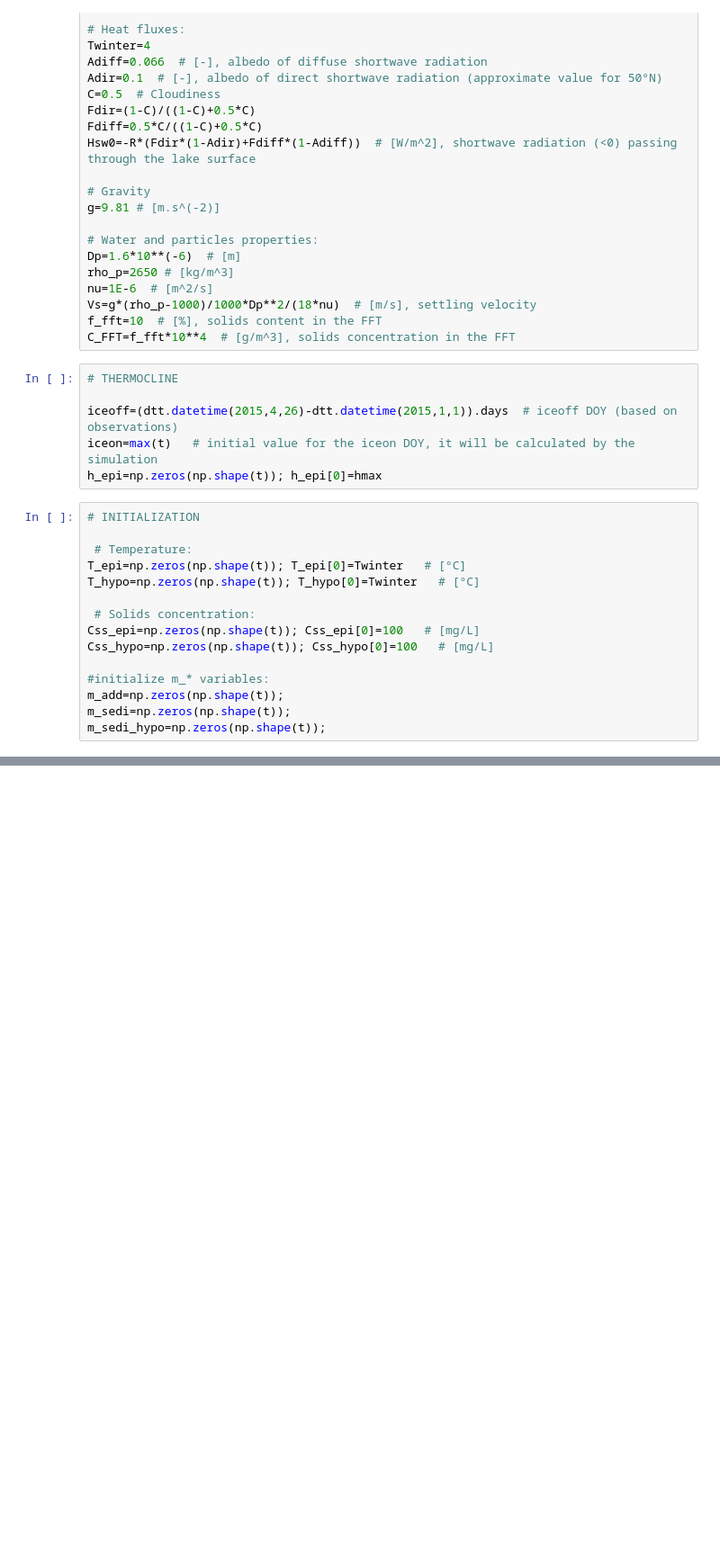
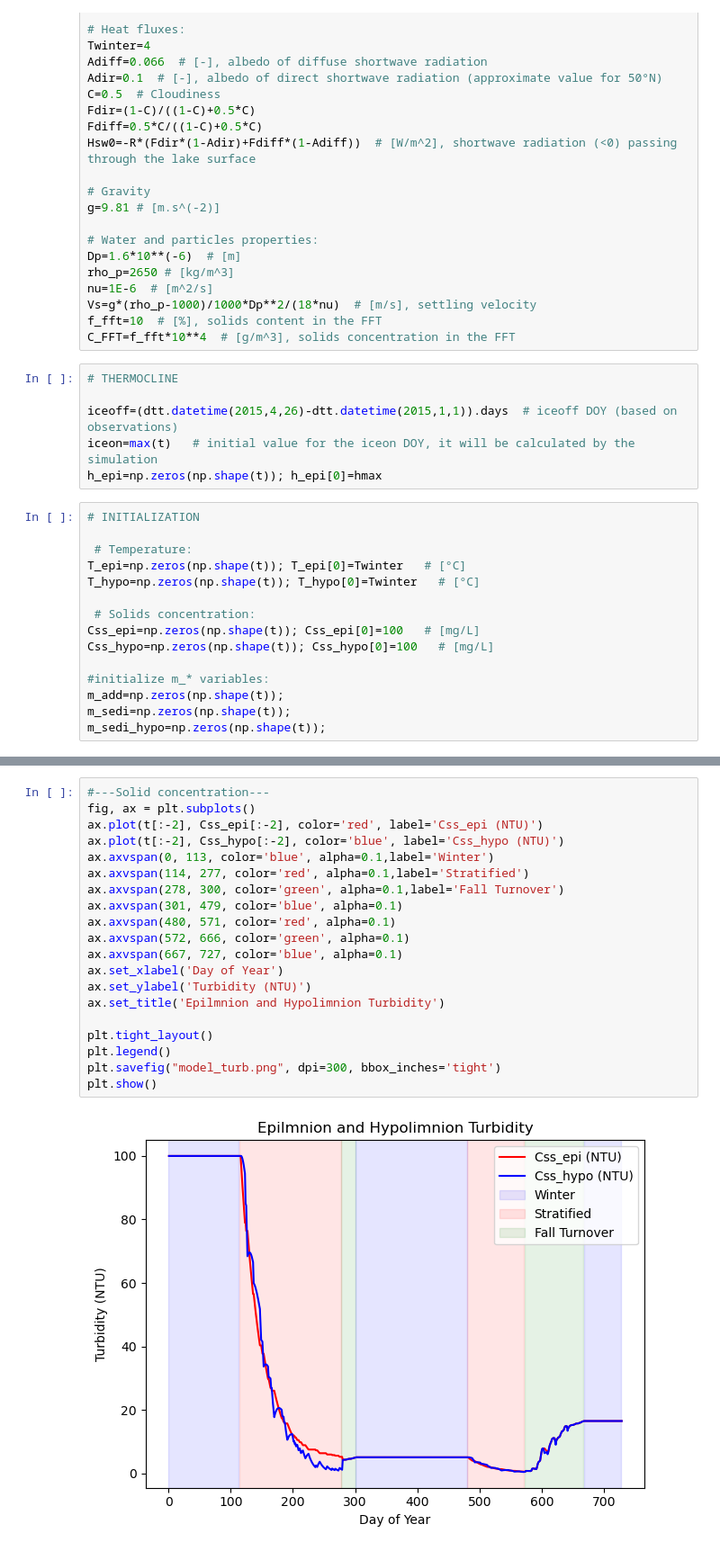
Before and after one commit to YangYQing/Lake_3_coding, a Jupyter notebook: lake_model_AIR.ipynb, the cells around one changed output, grey strips where cells are left out. Shown: that part at 90% size. Saved outputs shown, nothing was run; the diff lists cells and outputs as text; blank space fills up the shorter version.

```diff
--- a/lake_model_AIR.ipynb
+++ b/lake_model_AIR.ipynb
@@ -569,0 +549,22 @@ NameError: name 'timestep' is not defined
+# %%
+#---Solid concentration---
+fig, ax = plt.subplots()
+ax.plot(t[:-2], Css_epi[:-2], color='red', label='Css_epi (NTU)')
+ax.plot(t[:-2], Css_hypo[:-2], color='blue', label='Css_hypo (NTU)')
+ax.axvspan(0, 113, color='blue', alpha=0.1,label='Winter')
+ax.axvspan(114, 277, color='red', alpha=0.1,label='Stratified')
+ax.axvspan(278, 300, color='green', alpha=0.1,label='Fall Turnover')
+ax.axvspan(301, 479, color='blue', alpha=0.1)
+ax.axvspan(480, 571, color='red', alpha=0.1)
+ax.axvspan(572, 666, color='green', alpha=0.1)
+ax.axvspan(667, 727, color='blue', alpha=0.1)
+ax.set_xlabel('Day of Year')
+ax.set_ylabel('Turbidity (NTU)')
+ax.set_title('Epilmnion and Hypolimnion Turbidity')
+
+plt.tight_layout()
+plt.legend()
+plt.savefig("model_turb.png", dpi=300, bbox_inches='tight')
+plt.show()
+# %% [output]
+[figure, added]
```
Also changed, not shown: parts of 8 cells of this notebook.
